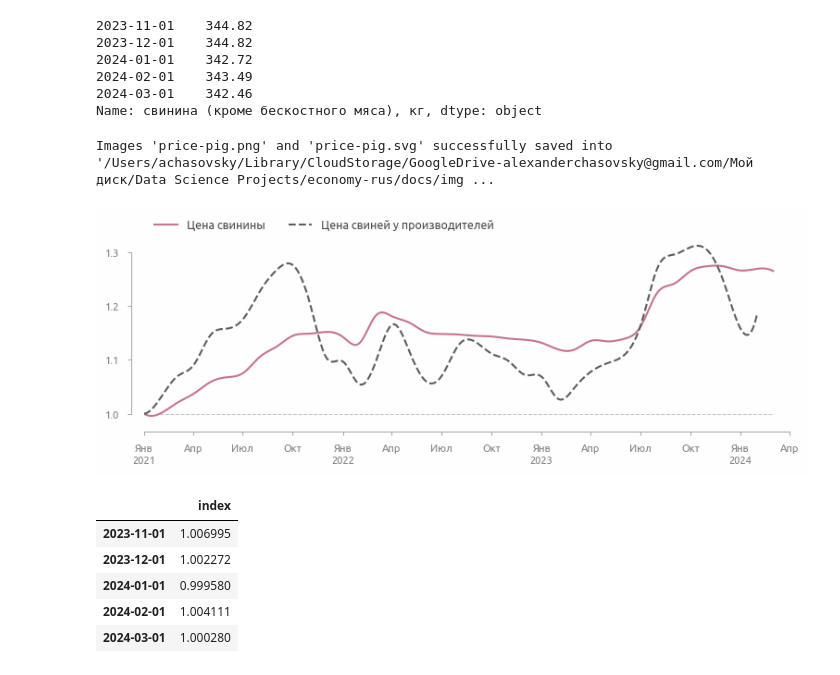
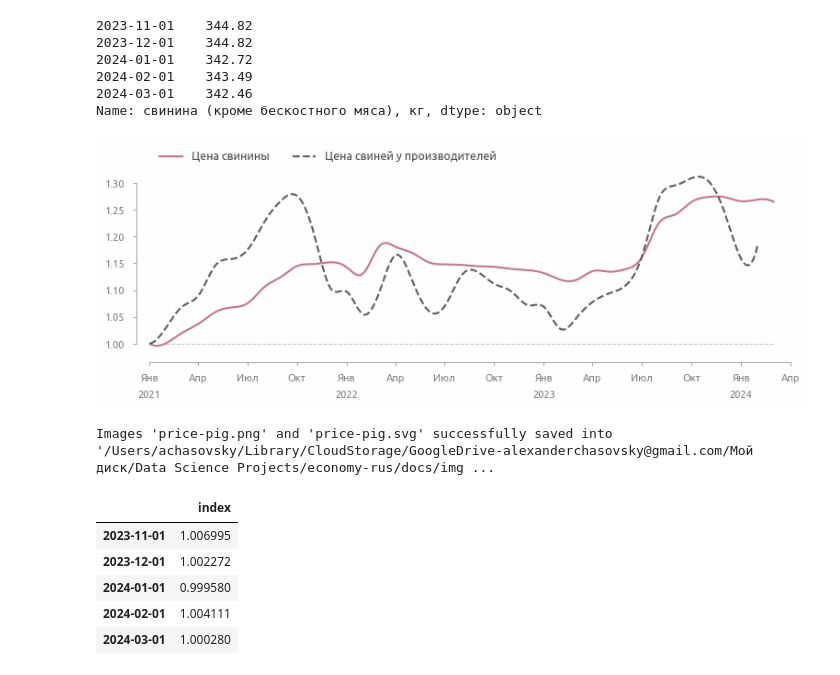
Before and after one commit to a-chasovsky/economics-rus, a Jupyter notebook: notebooks/visualization/consumer-prices-2021-2023.ipynb, the cells around one changed output. Cells and saved outputs as stored; diff of their text form; code cells hidden in the pictures.

```diff
--- a/notebooks/visualization/consumer-prices-2021-2023.ipynb
+++ b/notebooks/visualization/consumer-prices-2021-2023.ipynb
@@ -605,36 +594,36 @@ pig.tail()
 Name: свинина (кроме бескостного мяса), кг, dtype: object
 # %%
 fig = plt.figure()
+
 plt.plot(
     smoothed(normalized_by_first(pig), datetime_index=True), lw=1.5,
-    color=alpha_color(palette[8], 1.15), label='Цена свинины'
-)
+    color=alpha_color(palette[8], 1.15), label='Цена свинины')
 plt.plot(
     smoothed(normalized_by_first(pig_raw), datetime_index=True),
-    lw=1.5, ls='--', color=palette[0], label='Цена свиней у производителей'
-)
+    lw=1.5, ls='--', color=palette[0], label='Цена свиней у производителей')
 plt.axhline(
-    1, 0.025, 0.975, lw=0.75, ls='--', color=palette[-2], zorder=10
-)
-plt.legend(**legend_inline())
-# plt.title('Нормализованная цена свинины', **title_inline)
-plt.gca().xaxis.grid(visible=True)
-plt.gca().yaxis.grid(visible=False)
+    1, 0.025, 0.975, lw=0.75, ls='--', color=palette[-2], zorder=10)
 
-axis_date_transform(
-    formatter=matplotlib.dates.DateFormatter('%b'),
-    locator=matplotlib.dates.MonthLocator([1,4,7,10]))
+ax = ax_current()
+ax_ = axis_secondary()
+
+ax.set_xlim(xlim)
+ax.legend(**legend_inline())
+ax.xaxis.set_major_formatter(mpl.dates.DateFormatter(fmt='%b'))
+ax.xaxis.set_major_locator(mpl.dates.MonthLocator([1, 4, 7, 10]))
+ax_.xaxis.set_major_formatter(mpl.dates.DateFormatter(fmt='%Y'))
+ax_.xaxis.set_major_locator(mpl.dates.MonthLocator(1))
+axis_rstyle(
+    offset_bottom=10, offset_left=10,
+    yticks=[1, 1.31, 0.05], ylim=[0.99, 1.32])
+axis_dates_translate_months()
 axis_dates_capitalize()
-axis_add_date_xaxis(offset=25)
-axis_dates_translate_months()
-
-plt.xlim(xlim)
-axis_rstyle(offset_left=10, yticks=[1, 1.31, 0.1], ylim=[0.99, 1.32])
+plt.show()
 
 savefig('price-pig', dir=save_plot_dir, dpi=100)
 # %% [output]
+[figure, new version]
 Images 'price-pig.png' and 'price-pig.svg' successfully saved into '/Users/achasovsky/Library/CloudStorage/GoogleDrive-alexanderchasovsky@gmail.com/Мой диск/Data Science Projects/economy-rus/docs/img ...
-[figure, old version]
 # %%
 set_location()
 # %%
```
Also changed, not shown: parts of 8 cells of this notebook, 16 other files.
